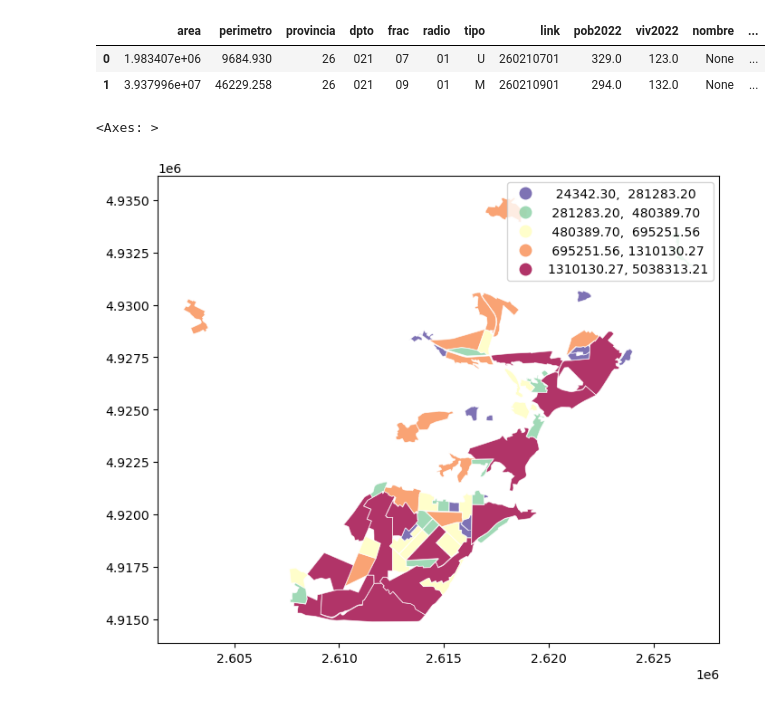
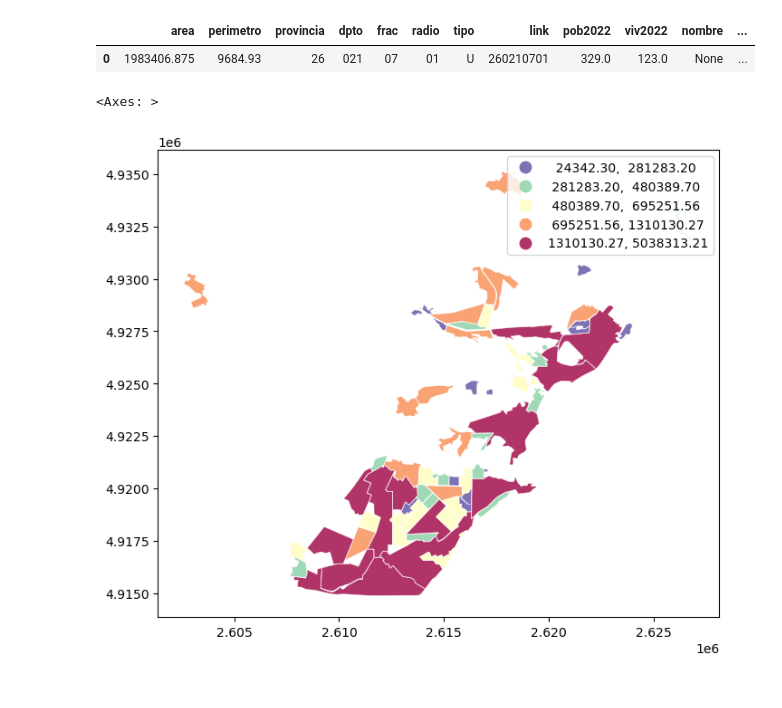
Before and after one commit to agstnrdz/geopandas, a Jupyter notebook: geopandas-intro.ipynb, the cells around one changed output. Saved outputs shown, nothing was run; the diff lists cells and outputs as text; code cells hidden in the pictures.

```diff
--- a/geopandas-intro.ipynb
+++ b/geopandas-intro.ipynb
@@ -34,9 +32,9 @@ radios.head(2)
 # %%
 # imprimir la cabecera de la tabla
-union_2.head(2)
+
+union_2.head(1)
 # %% [output]
 |  | area | perimetro | provincia | dpto | frac | radio | tipo | link | pob2022 | viv2022 | nombre | ... |
-| 0 | 1.983407e+06 | 9684.930 | 26 | 021 | 07 | 01 | U | 260210701 | 329.0 | 123.0 | None | ... |
-| 1 | 3.937996e+07 | 46229.258 | 26 | 021 | 09 | 01 | M | 260210901 | 294.0 | 132.0 | None | ... |
+| 0 | 1983406.875 | 9684.93 | 26 | 021 | 07 | 01 | U | 260210701 | 329.0 | 123.0 | None | ... |
 # %%
 # crear el área y su respectivo campo a cada geodataframe
```
Also changed, not shown: parts of 17 cells of this notebook.
